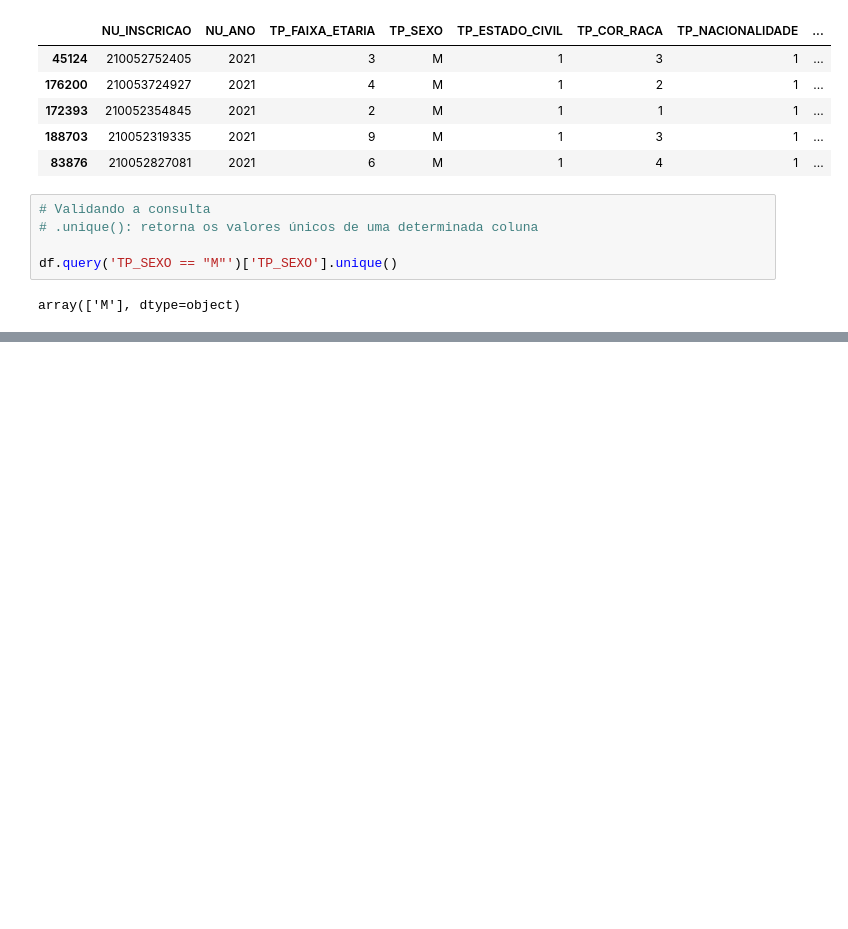
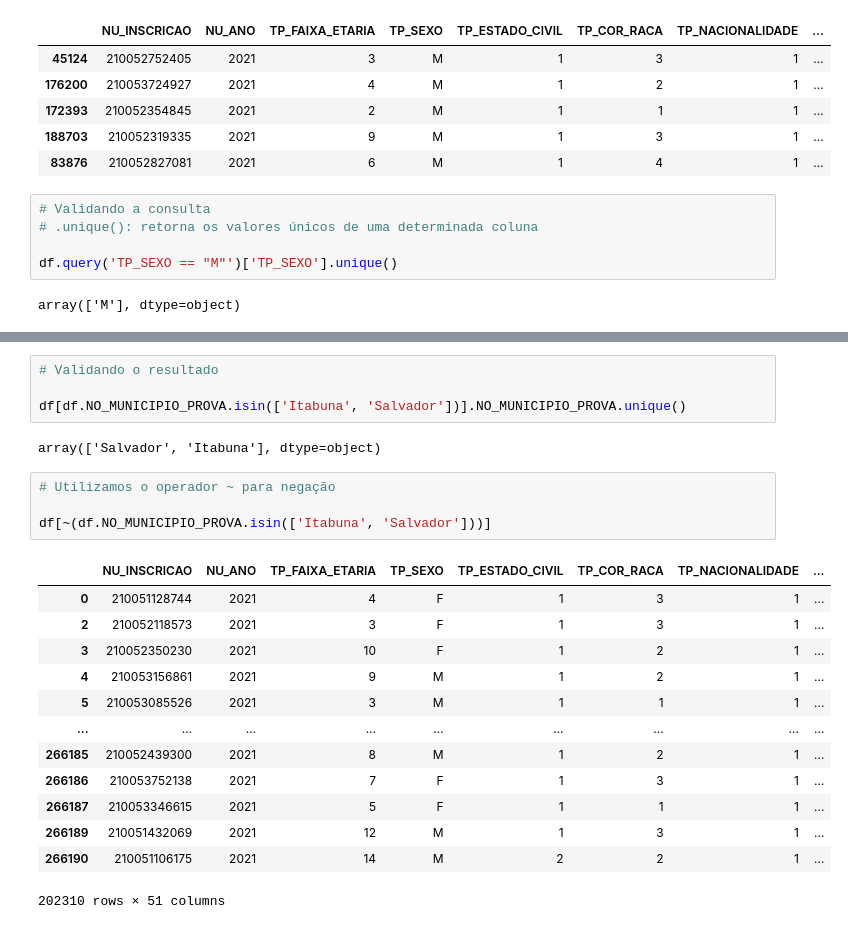
Before and after one commit to JevertonFlores/DA_python_dados_enem, a Jupyter notebook: Data_Analytics_Data_Viking.ipynb, the cells around one changed output, grey strips where cells are left out. Drawn from its saved outputs; the diff is of its cells as text; blank space fills up the shorter version.

```diff
--- a/Data_Analytics_Data_Viking.ipynb
+++ b/Data_Analytics_Data_Viking.ipynb
@@ -422,0 +496,24 @@ df.query('(TP_SEXO == "M") & (IN_TREINEIRO == 1)').sample(5)
+# %%
+# Validando o resultado
+
+df[df.NO_MUNICIPIO_PROVA.isin(['Itabuna', 'Salvador'])].NO_MUNICIPIO_PROVA.unique()
+# %% [output]
+array(['Salvador', 'Itabuna'], dtype=object)
+# %%
+# Utilizamos o operador ~ para negação
+
+df[~(df.NO_MUNICIPIO_PROVA.isin(['Itabuna', 'Salvador']))]
+# %% [output]
+|  | NU_INSCRICAO | NU_ANO | TP_FAIXA_ETARIA | TP_SEXO | TP_ESTADO_CIVIL | TP_COR_RACA | TP_NACIONALIDADE | ... |
+| 0 | 210051128744 | 2021 | 4 | F | 1 | 3 | 1 | ... |
+| 2 | 210052118573 | 2021 | 3 | F | 1 | 3 | 1 | ... |
+| 3 | 210052350230 | 2021 | 10 | F | 1 | 2 | 1 | ... |
+| 4 | 210053156861 | 2021 | 9 | M | 1 | 2 | 1 | ... |
+| 5 | 210053085526 | 2021 | 3 | M | 1 | 1 | 1 | ... |
+| ... | ... | ... | ... | ... | ... | ... | ... | ... |
+| 266185 | 210052439300 | 2021 | 8 | M | 1 | 2 | 1 | ... |
+| 266186 | 210053752138 | 2021 | 7 | F | 1 | 3 | 1 | ... |
+| 266187 | 210053346615 | 2021 | 5 | F | 1 | 1 | 1 | ... |
+| 266189 | 210051432069 | 2021 | 12 | M | 1 | 3 | 1 | ... |
+| 266190 | 210051106175 | 2021 | 14 | M | 2 | 2 | 1 | ... |
+202310 rows × 51 columns
```
Also changed, not shown: parts of 14 cells of this notebook.
